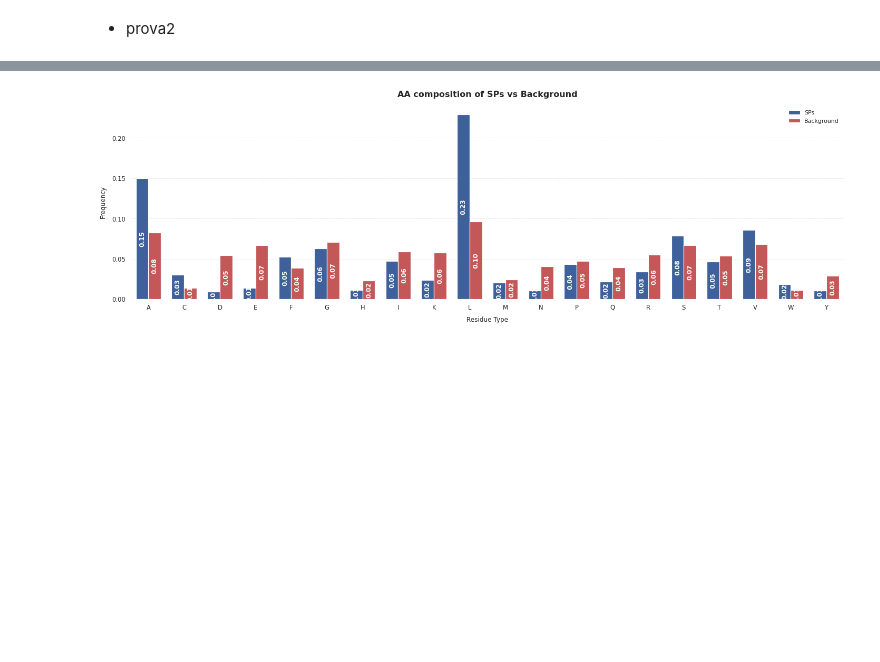
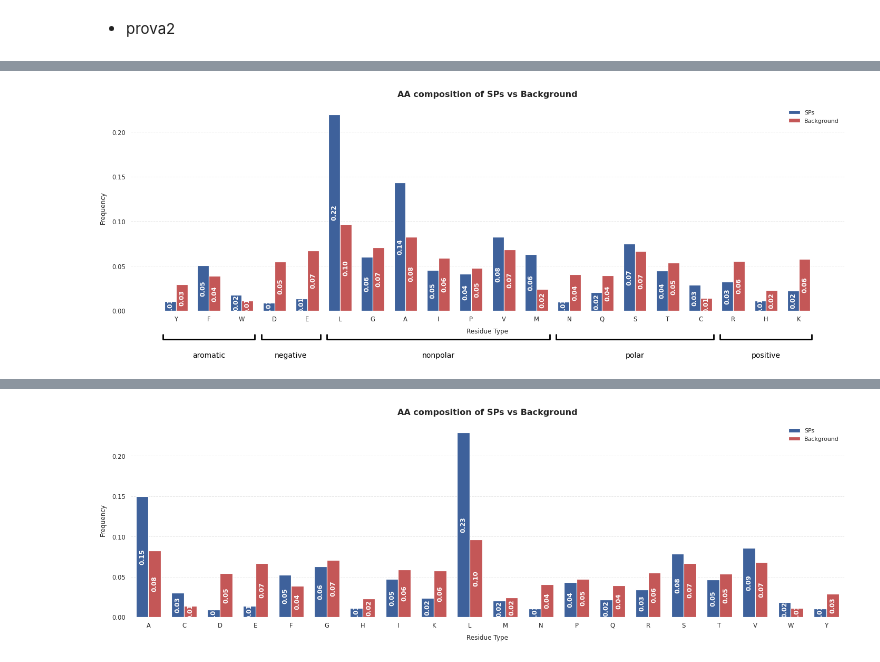
Before and after one commit to alirammal-ux/Signal_Peptide_Predictor, a Jupyter notebook: Data_analysis/aa_composition_plots/aa_compositions.ipynb, the cells around one changed output, grey strips where cells are left out. Saved outputs shown, nothing was run; the diff lists cells and outputs as text; code cells hidden in the pictures; blank space fills up the shorter version.

```diff
--- a/Data_analysis/aa_composition_plots/aa_compositions.ipynb
+++ b/Data_analysis/aa_composition_plots/aa_compositions.ipynb
@@ -125,3 +169,95 @@ plt.tight_layout()
+# %%
+sns.set_theme(style="white", font_scale=1.05)
+plt.rcParams['font.family'] = 'DejaVu Sans'
+
+palette = {'SPs': "#2E5EAA", 'Background': "#D64545"}
+
+df_melted = df.melt(id_vars='aa', value_vars=['freq_pos', 'freq_back'],
+                     var_name='AA', value_name='Frequency')
+df_melted['AA'] = df_melted['AA'].map({'freq_pos': 'SPs', 'freq_back': 'Background'})
+
+# Ordine aa raggruppati
+aa_order = df.sort_values('group')['aa'].tolist()
+aa_to_group = dict(zip(df['aa'], df['group']))
+
+fig, ax = plt.subplots(figsize=(20, 7.5))  # leggermente più alto per fare spazio alle graffe
+
+sns.barplot(data=df_melted, x='aa', y='Frequency', hue='AA',
+            palette=palette, edgecolor='white', linewidth=1.2, ax=ax,
+            order=aa_order)
+
+n = df_melted['aa'].nunique()
+new_width = 0.35
+
+for i in range(n):
+    p1 = ax.patches[i]
+    p2 = ax.patches[i + n]
+    center = (p1.get_x() + p1.get_width()/2 + p2.get_x() + p2.get_width()/2) / 2
+    p1.set_width(new_width)
+    p2.set_width(new_width)
+    p1.set_x(center - new_width)
+    p2.set_x(center)
+
+# Etichette dentro alle barre
+for patch in ax.patches:
+    height = patch.get_height()
+    ax.text(
+        patch.get_x() + patch.get_width()/2,
+        height * 0.5,
+        f'{height:.2f}',
+        ha='center', va='center',
+        rotation=90,
+        fontsize=12, color='white', fontweight='bold'
+    )
+
+# Pulizia estetica
+ax.set_title('AA composition of SPs vs Background', fontsize=16, fontweight='bold', pad=15)
+ax.set_xlabel('Residue Type', fontsize=12, labelpad=10)
+ax.set_ylabel('Frequency', fontsize=12, labelpad=10)
+
+sns.despine(left=True, bottom=True)
+ax.grid(axis='y', linestyle='--', alpha=0.4)
+ax.set_axisbelow(True)
+
+ax.legend(title='', frameon=False, loc='upper right', fontsize=11)
+
+# --- Graffe di gruppo sotto l'asse x, tutte rosse e più spesse ---
+def add_group_brackets(ax, aa_order, aa_to_group, y_line=-0.14, y_text=-0.20,
+                        tick_height=0.025, color='red', linewidth=2.8):
+    trans = ax.get_xaxis_transform()
+
+    groups_seq = [aa_to_group[a] for a in aa_order]
+    segments = []
+    start = 0
+    for i in range(1, len(groups_seq) + 1):
+        if i == len(groups_seq) or groups_seq[i] != groups_seq[start]:
+            segments.append((start, i - 1, groups_seq[start]))
+            start = i
+
+    for start_idx, end_idx, group in segments:
+        x_start = start_idx - 0.4
+        x_end = end_idx + 0.4
+
+        ax.plot([x_start, x_end], [y_line, y_line],
+                transform=trans, color=color, linewidth=linewidth,
+                clip_on=False, solid_capstyle='butt')
+        ax.plot([x_start, x_start], [y_line, y_line + tick_height],
+                transform=trans, color=color, linewidth=linewidth, clip_on=False)
+        ax.plot([x_end, x_end], [y_line, y_line + tick_height],
+                transform=trans, color=color, linewidth=linewidth, clip_on=False)
+
+        x_center = (x_start + x_end) / 2
+        ax.text(x_center, y_text, group, transform=trans,
+        ha='center', va='top', fontsize=14, color=color,
+        clip_on=False)
+
+add_group_brackets(ax, aa_order, aa_to_group,color='black')
+
+plt.tight_layout()
+plt.savefig("aa_background_SPs.svg", format="svg", bbox_inches="tight")
+plt.show()
+# %% [output]
+[figure, added]
 # %%
 
 sns.set_theme(style="white", font_scale=1.05)
```
Also changed, not shown: parts of 9 cells of this notebook, 5 other files.
